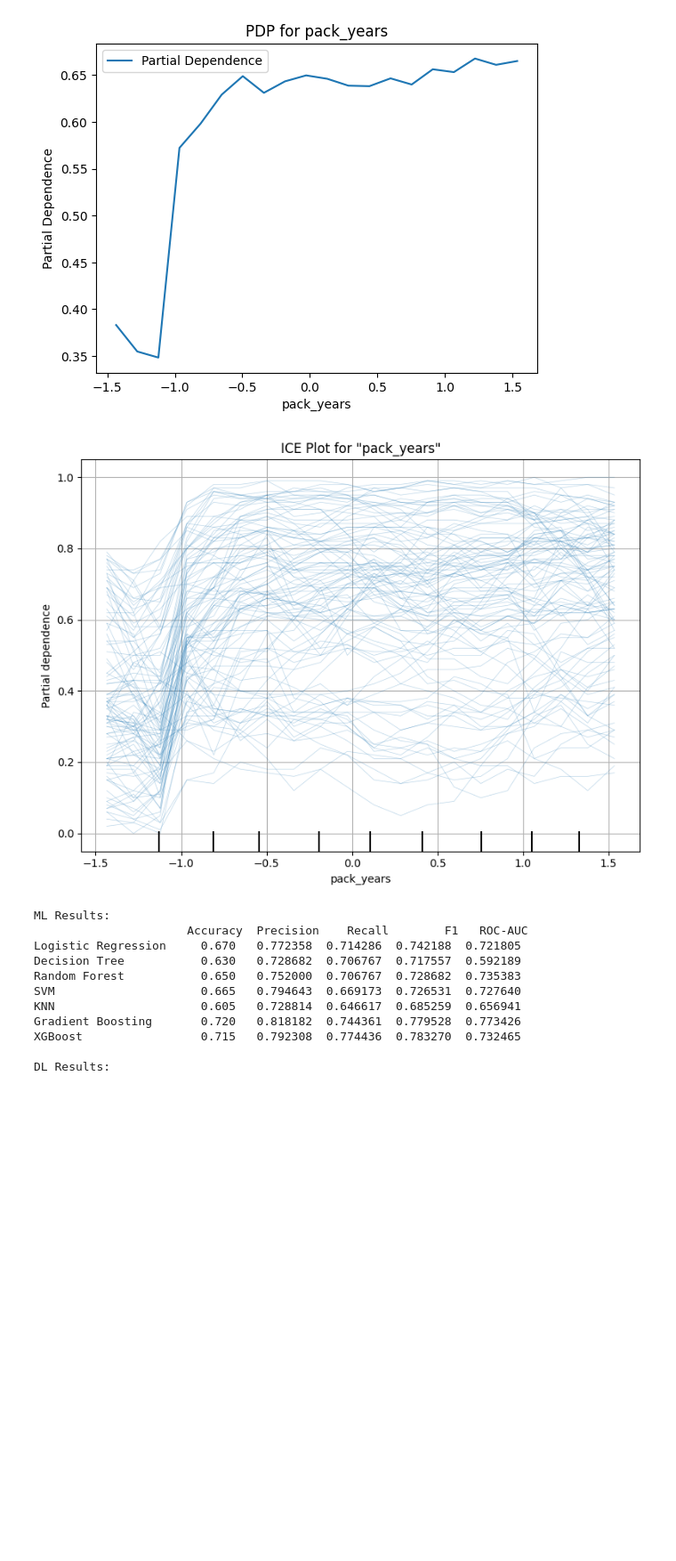
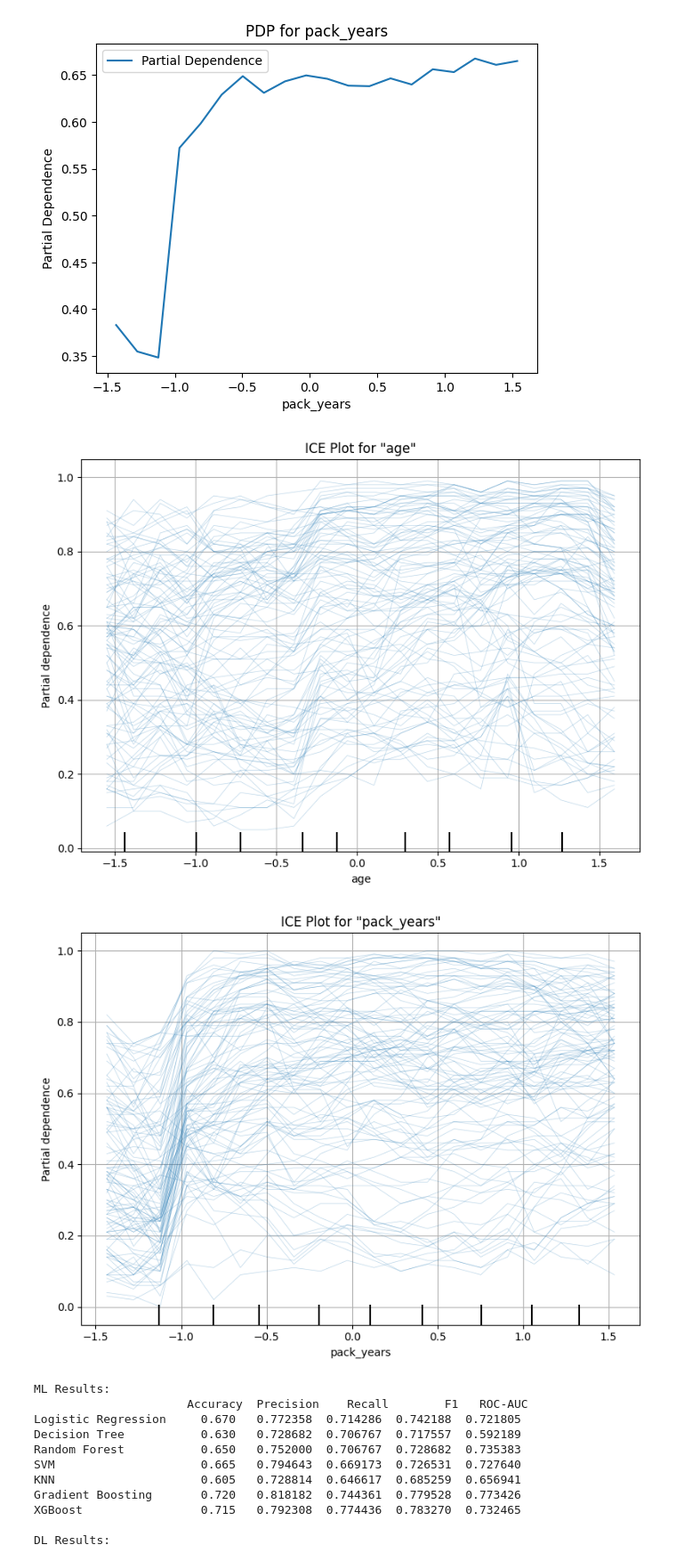
Before and after one commit to 2303A52269/Explainable-AI, a Jupyter notebook: Lab_Ass_5.ipynb, the cells around one changed output. Shown at 89% size. Saved outputs shown, nothing was run; the diff lists cells and outputs as text; code cells hidden in the pictures; blank space fills up the shorter version.

```diff
--- a/Lab_Ass_5.ipynb
+++ b/Lab_Ass_5.ipynb
@@ -317,31 +317,34 @@ Random Forest Feature Importances:
 # %%
 from sklearn.inspection import PartialDependenceDisplay
 import matplotlib.pyplot as plt
 
-feature_to_plot = 'pack_years'
+# List of features to plot ICE for
+features_to_plot = ['age', 'pack_years']
 
-# Ensure the feature exists
-if feature_to_plot in X_test.columns:
-    fig, ax = plt.subplots(figsize=(8, 6))
-    PartialDependenceDisplay.from_estimator(
-        estimator=rf,
-        X=X_test,
-        features=[feature_to_plot],
-        kind='individual',
-        subsample=100,
-        grid_resolution=20,
-        ax=ax
-    )
-    ax.set_title(f'ICE Plot for "{feature_to_plot}"')
-    ax.set_ylabel('Predicted Probability')
-    ax.set_xlabel(feature_to_plot)
-    plt.tight_layout()
-    plt.grid(True)
-    plt.show()
-else:
-    print(f"Feature '{feature_to_plot}' not found in X_test columns.")
+# Ensure columns exist
+for feature in features_to_plot:
+    if feature in X_test.columns:
+        fig, ax = plt.subplots(figsize=(8, 6))
+        PartialDependenceDisplay.from_estimator(
+            estimator=rf,
+            X=X_test,
+            features=[feature],
+            kind='individual',
+            subsample=100,
+            grid_resolution=20,
+            ax=ax
+        )
+        ax.set_title(f'ICE Plot for "{feature}"')
+        ax.set_ylabel('Predicted Probability')
+        ax.set_xlabel(feature)
+        plt.tight_layout()
+        plt.grid(True)
+        plt.show()
+    else:
+        print(f"Feature '{feature}' not found in X_test columns.")
 # %% [output]
-[figure, old version]
+[figure, new version]
+[figure, added]
 # %%
 # Part 6: Comparative Analysis
 print("\nML Results:\n", ml_results_df)
```
